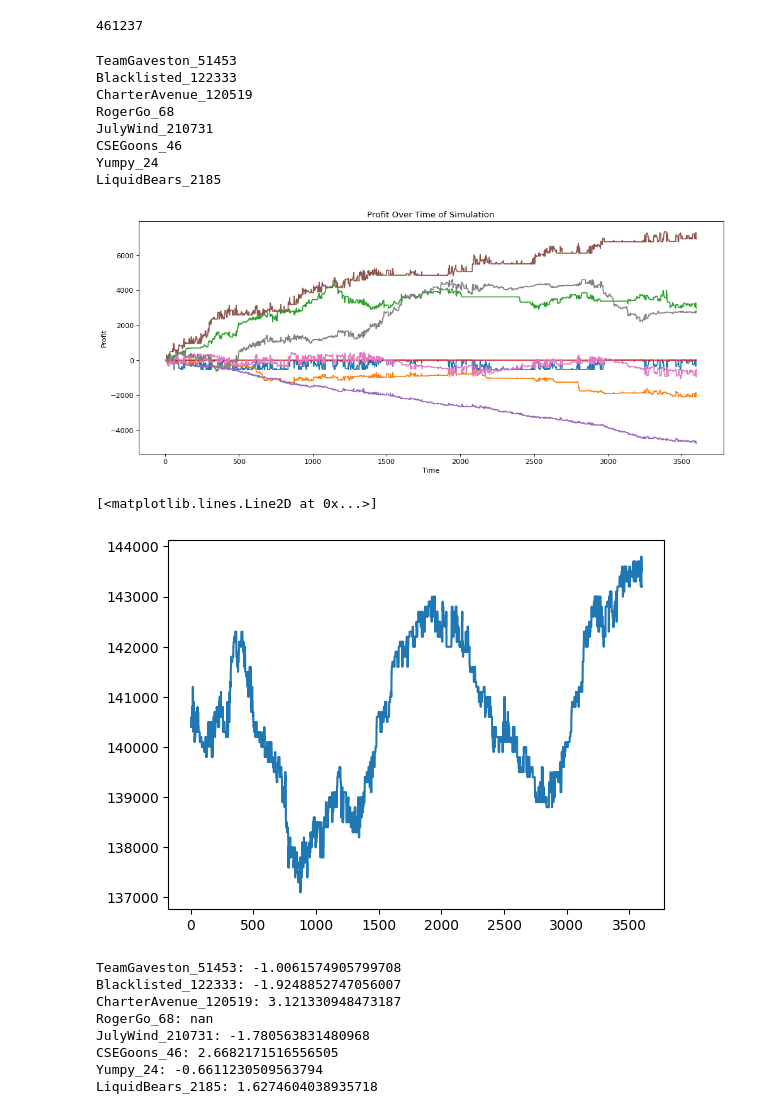
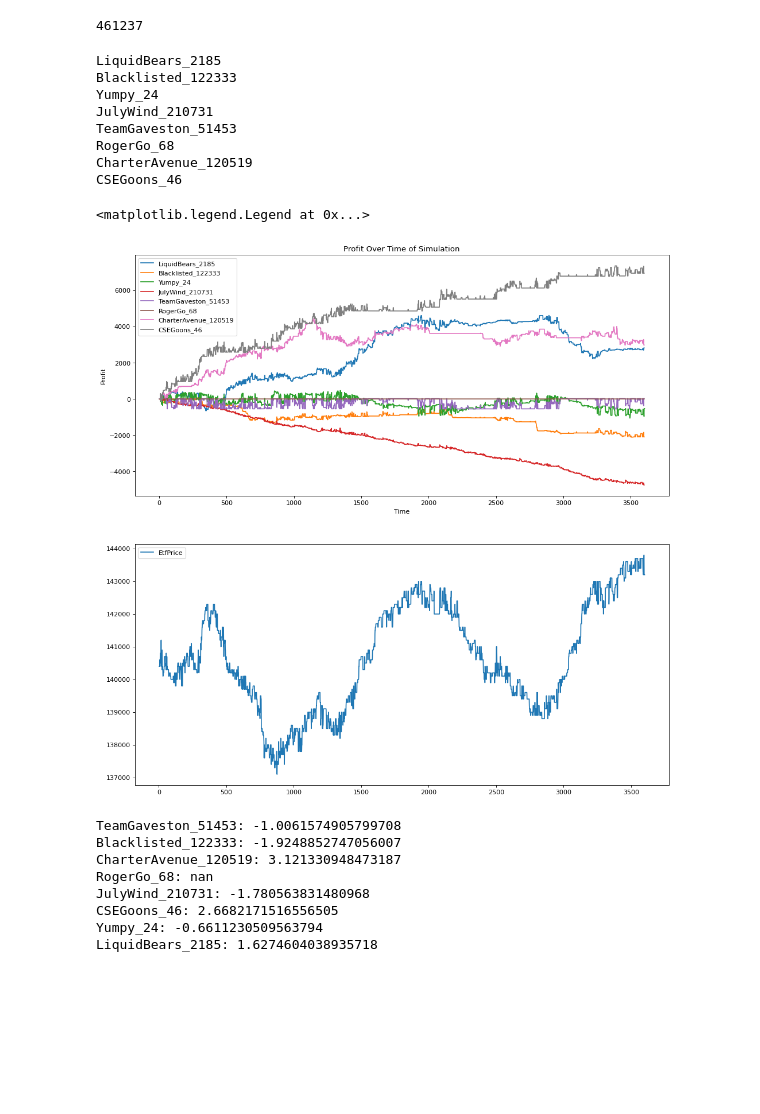
Before and after one commit to mglush/ready-trader-go-2023, a Jupyter notebook: py/analysis/model_analysis.ipynb, the cells around one changed output. Cells and saved outputs as stored; diff of their text form; code cells hidden in the pictures; blank space fills up the shorter version.

```diff
--- a/py/analysis/model_analysis.ipynb
+++ b/py/analysis/model_analysis.ipynb
@@ -301,39 +301,41 @@ max(df[df['Team'] == 'LiquidBears_2185']['ProfitOrLoss'])
 # %% [output]
 461237
 # %%
-fig = plt.figure(figsize=(15, 6), dpi=80)
+fig = plt.figure(figsize=(15, 15), dpi=80)
 
 #PnL given no realizing PnL
 df = pd.read_csv('./../round2/match125_score_board.csv', sep=',')
 models = dict()
 
 for name in set(df['Team']):
     models[name] = df[df['Team'] == name]
 
 for name, model in models.items():
     print(name)
     PnL = [i/100 for i in model['ProfitOrLoss']]
-    plt.subplot(1, 1, 1)
+    plt.subplot(2, 1, 1)
     plt.title('Profit Over Time of Simulation')
     plt.xlabel('Time')
     plt.ylabel('Profit')
-    plt.plot(range(len(PnL)), PnL)
+    plt.plot(range(len(PnL)), PnL, label = name)
+
+plt.legend()
+
+plt.subplot(2, 1, 2)
+temp = models['LiquidBears_2185']['EtfPrice']
+plt.plot(range(len(temp)), temp, label = 'EtfPrice')
+plt.legend()
 # %% [output]
+LiquidBears_2185
+Blacklisted_122333
+Yumpy_24
+JulyWind_210731
 TeamGaveston_51453
-Blacklisted_122333
+RogerGo_68
 CharterAvenue_120519
-RogerGo_68
-JulyWind_210731
 CSEGoons_46
-Yumpy_24
-LiquidBears_2185
+<matplotlib.legend.Legend at 0x...>
-[figure, old version]
+[figure, new version]
-# %%
-temp = models['LiquidBears_2185']['EtfPrice']
-plt.plot(range(len(temp)), temp)
-# %% [output]
-[<matplotlib.lines.Line2D at 0x...>]
-[figure, removed]
 # %%
 # comparing Sharpe Ratio of models we ran within the simulation.
 sharpe_ratios = dict()
```
Also changed, not shown: parts of 11 cells of this notebook, 2 other files.
